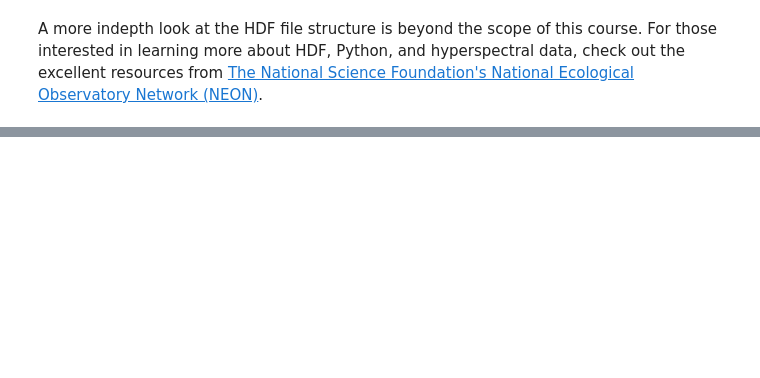
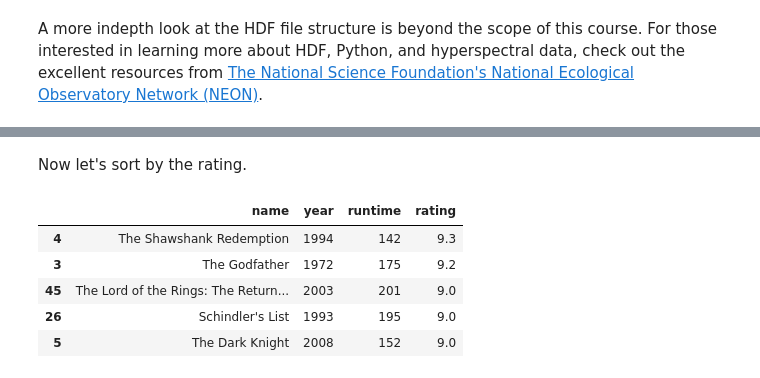
Before and after one commit to CME538/CME538-material, a Jupyter notebook: lectures/week3/lecture2/notebooks/week3_lecture2.ipynb, the cells around one changed output, grey strips where cells are left out. Cells and saved outputs as stored; diff of their text form; code cells hidden in the pictures; blank space fills up the shorter version.

```diff
--- a/lectures/week3/lecture2/notebooks/week3_lecture2.ipynb
+++ b/lectures/week3/lecture2/notebooks/week3_lecture2.ipynb
@@ -705,0 +1134,11 @@ table_rows[0].findAll('td')[1].findAll('a')[0].contents
+# %% [markdown]
+Now let's sort by the rating.
+# %%
+movies_df.sort_values('rating', ascending=False).head()
+# %% [output]
+|  | name | year | runtime | rating |
+| 4 | The Shawshank Redemption | 1994 | 142 | 9.3 |
+| 3 | The Godfather | 1972 | 175 | 9.2 |
+| 45 | The Lord of the Rings: The Return... | 2003 | 201 | 9.0 |
+| 26 | Schindler's List | 1993 | 195 | 9.0 |
+| 5 | The Dark Knight | 2008 | 152 | 9.0 |
```
Also changed, not shown: parts of 138 cells of this notebook, 1 other file.
